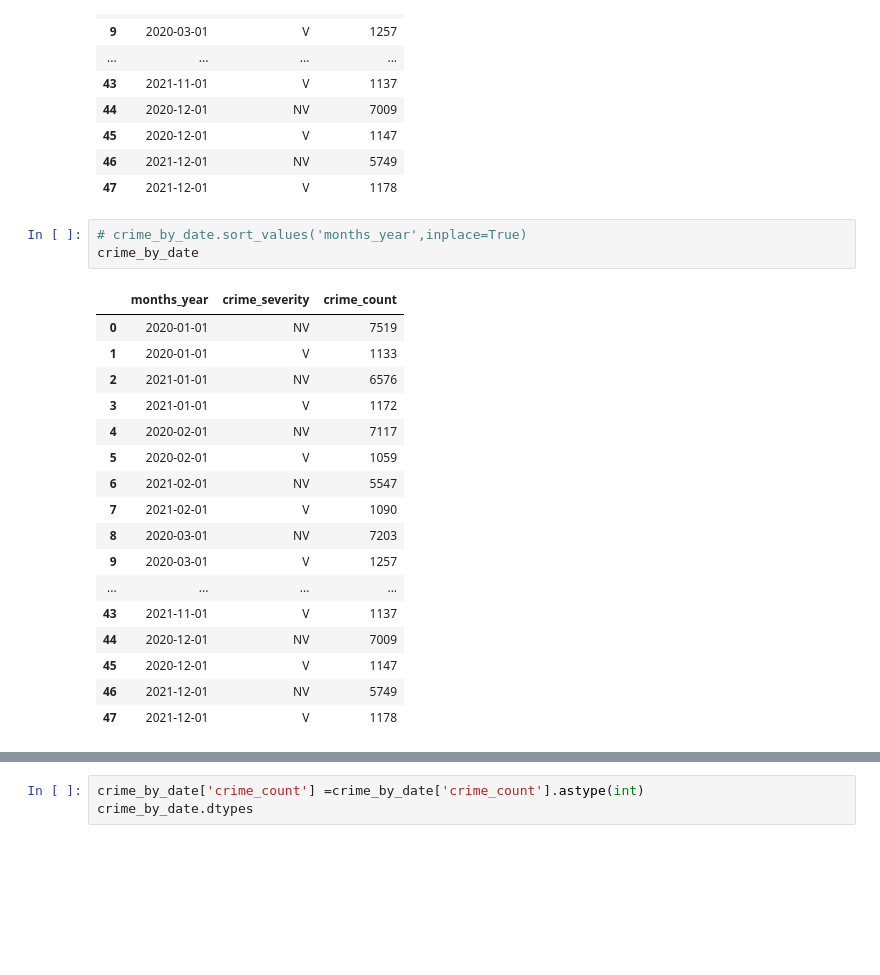
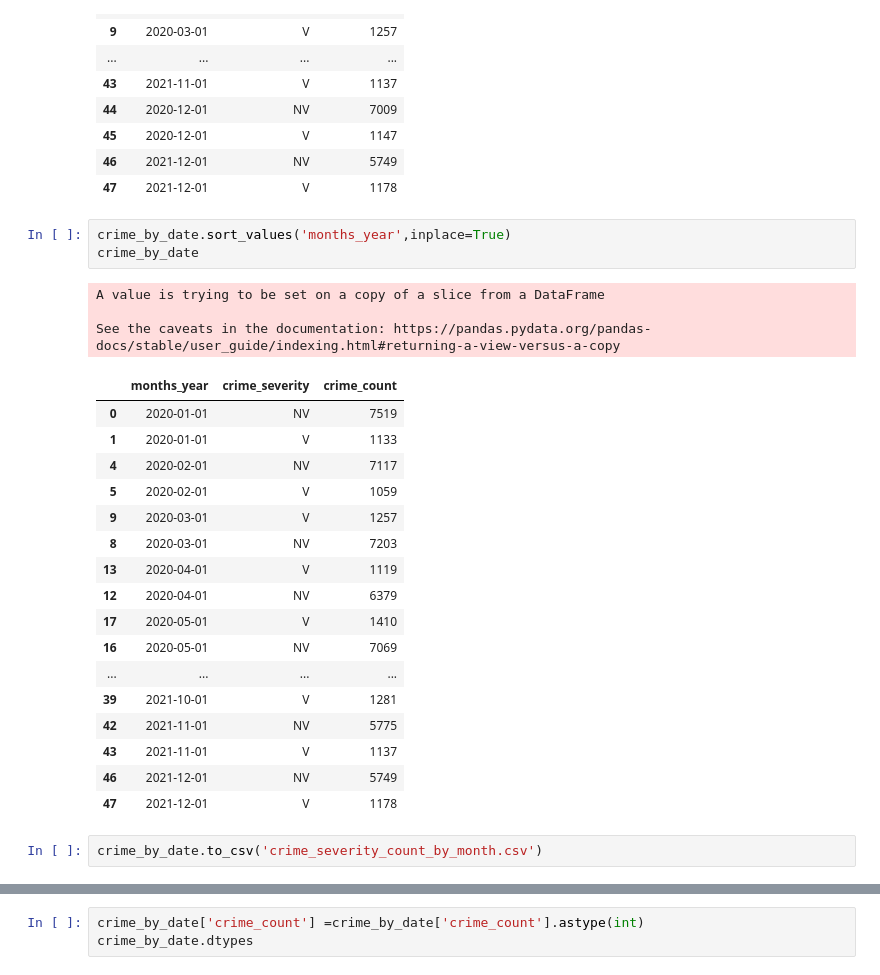
Before and after one commit to ChristopheGarcia1/Crime_Analysis-, a Jupyter notebook: src/resources/plot_zip.ipynb, the cells around one changed output, grey strips where cells are left out. Drawn from its saved outputs; the diff is of its cells as text; blank space fills up the shorter version.

```diff
--- a/src/resources/plot_zip.ipynb
+++ b/src/resources/plot_zip.ipynb
@@ -217,23 +224,28 @@ crime_by_date
 | 46 | 2021-12-01 | NV | 5749 |
 | 47 | 2021-12-01 | V | 1178 |
 # %%
-# crime_by_date.sort_values('months_year',inplace=True)
+crime_by_date.sort_values('months_year',inplace=True)
 crime_by_date
 # %% [output]
+A value is trying to be set on a copy of a slice from a DataFrame
+
+See the caveats in the documentation: https://pandas.pydata.org/pandas-docs/stable/user_guide/indexing.html#returning-a-view-versus-a-copy
 |  | months_year | crime_severity | crime_count |
 | 0 | 2020-01-01 | NV | 7519 |
 | 1 | 2020-01-01 | V | 1133 |
-| 2 | 2021-01-01 | NV | 6576 |
-| 3 | 2021-01-01 | V | 1172 |
 | 4 | 2020-02-01 | NV | 7117 |
 | 5 | 2020-02-01 | V | 1059 |
-| 6 | 2021-02-01 | NV | 5547 |
-| 7 | 2021-02-01 | V | 1090 |
+| 9 | 2020-03-01 | V | 1257 |
 | 8 | 2020-03-01 | NV | 7203 |
-| 9 | 2020-03-01 | V | 1257 |
+| 13 | 2020-04-01 | V | 1119 |
+| 12 | 2020-04-01 | NV | 6379 |
+| 17 | 2020-05-01 | V | 1410 |
+| 16 | 2020-05-01 | NV | 7069 |
 | ... | ... | ... | ... |
+| 39 | 2021-10-01 | V | 1281 |
+| 42 | 2021-11-01 | NV | 5775 |
 | 43 | 2021-11-01 | V | 1137 |
-| 44 | 2020-12-01 | NV | 7009 |
-| 45 | 2020-12-01 | V | 1147 |
 | 46 | 2021-12-01 | NV | 5749 |
 | 47 | 2021-12-01 | V | 1178 |
+# %%
+crime_by_date.to_csv('crime_severity_count_by_month.csv')
```
Also changed, not shown: parts of 10 cells of this notebook, 1 other file.
